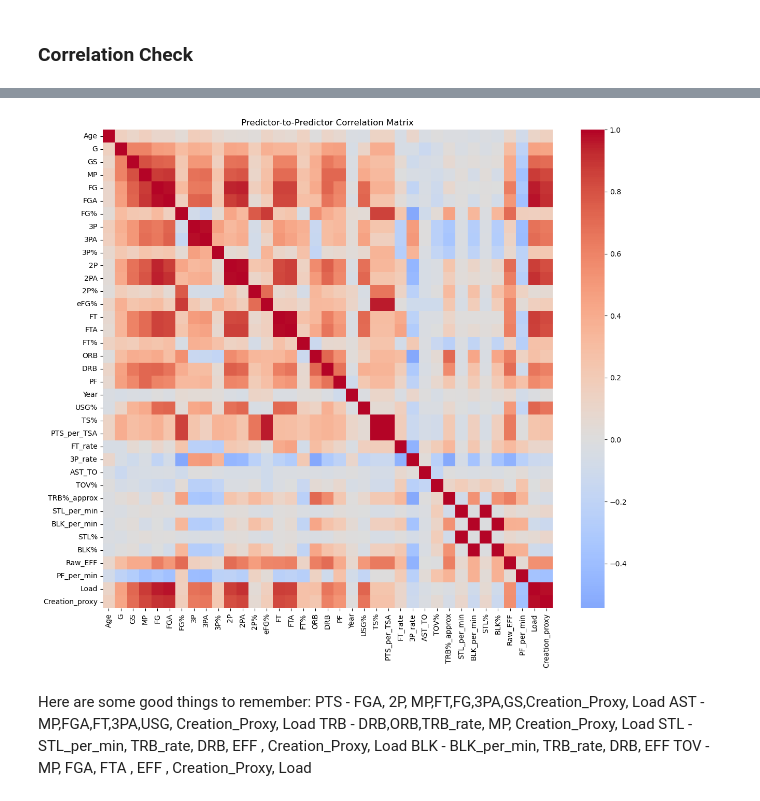
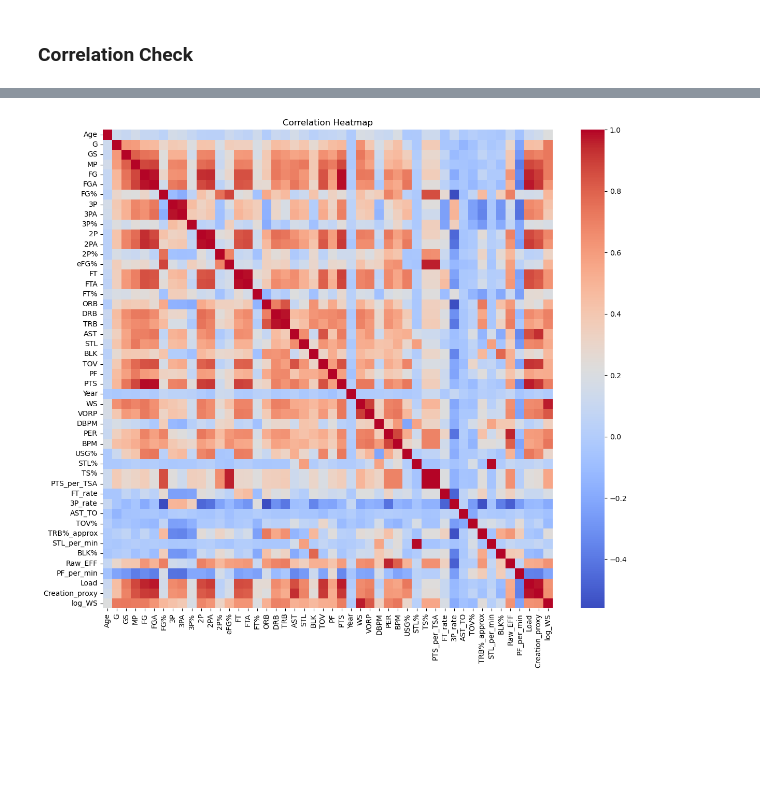
Before and after one commit to oduku1/Omar_Dukureh_Capstone_Final, a Jupyter notebook: Omar_Dukureh_Sprint_1/data.ipynb, the cells around one changed output, grey strips where cells are left out. Cells and saved outputs as stored; diff of their text form; code cells hidden in the pictures; blank space fills up the shorter version.

```diff
--- a/Omar_Dukureh_Sprint_1/data.ipynb
+++ b/Omar_Dukureh_Sprint_1/data.ipynb
@@ -103,8 +152,11 @@ Nba23 = Nba2023_cleaned.set_index("Player")
 # %%
 Nba2024_sorted = Nba2024.sort_values(by=["Player", "G"], ascending=[True, False])
-
 # Drop duplicates by Player, keeping the row with the most games
 Nba2024_cleaned = Nba2024_sorted.drop_duplicates(subset="Player", keep="first")
+Nba24 = Nba2024_cleaned.set_index("Player")
 
-Nba24 = Nba2024_cleaned.set_index("Player")
+
+Nba2024ADV_sorted = Nba2024ADV.sort_values(by=["Player", "G"], ascending=[True, False])
+Nba2024ADV_cleaned = Nba2024ADV_sorted.drop_duplicates(subset="Player", keep="first")
+Nba24ADV = Nba2024ADV_cleaned.set_index("Player")
 # %% [markdown]
@@ -137,8 +208,6 @@ Nba_combined['Year'] = pd.to_numeric(Nba_combined['Year'])
 tsa = Nba_combined['FGA'] + 0.44 * Nba_combined['FTA']
 
 # --- Offensive Metrics ---
-Nba_combined['USG%'] = 100 * (Nba_combined['FGA'] + 0.44 * Nba_combined['FTA'] + Nba_combined['TOV']) / (Nba_combined['MP'] + 1e-5)
-Nba_combined['TS%'] = Nba_combined['PTS'] / (2 * (tsa + 1e-5))
 Nba_combined['PTS_per_TSA'] = Nba_combined['PTS'] / (tsa + 1e-5)
 Nba_combined['FT_rate'] = Nba_combined['FTA'] / (Nba_combined['FGA'] + 1e-5)
 Nba_combined['3P_rate'] = Nba_combined['3PA'] / (Nba_combined['FGA'] + 1e-5)
@@ -150,8 +219,6 @@ Nba_combined['TOV%'] = 100 * Nba_combined['TOV'] / (tsa + Nba_combined['TOV'] +
 # --- Rebounding & Defense ---
 Nba_combined['TRB%_approx'] = 100 * Nba_combined['TRB'] / (Nba_combined['MP'] + 1e-5)
 Nba_combined['STL_per_min'] = Nba_combined['STL'] / (Nba_combined['MP'] + 1e-5)
-Nba_combined['BLK_per_min'] = Nba_combined['BLK'] / (Nba_combined['MP'] + 1e-5)
-Nba_combined['STL%'] = 100 * Nba_combined['STL'] / (Nba_combined['MP'] + 1e-5)
 Nba_combined['BLK%'] = 100 * Nba_combined['BLK'] / (Nba_combined['MP'] + 1e-5)
 
 # --- Efficiency ---
@@ -280,3 +265,0 @@ Seems like the targets are right skewed, lets try to log transform them.
-# %%
-for col in targets:
-    Nba_combined[f'{col}_log'] = np.log1p(Nba_combined[col])
@@ -322,0 +305,15 @@ TOV_log  0.838992  0.842093  0.650421  0.680936  0.380388  1.000000
+# %%
+min_ws = Nba_combined['WS'].min()
+shift = 1 - min_ws if min_ws <= 0 else 0
+Nba_combined['log_WS'] = np.log(Nba_combined['WS'] + shift)
+
+
+wsplot2 = Nba_combined
+plt.figure(figsize=(6, 6))
+stats.probplot(Nba_combined['log_WS'].dropna(), dist="norm", plot=plt)
+plt.title('Q-Q Plot of log(WS)')
+plt.xlabel('Theoretical Quantiles')
+plt.ylabel('Sample Quantiles')
+plt.grid(True)
+plt.tight_layout()
+plt.show()
@@ -362,16 +326,9 @@ plt.show()
 # %%
-predictor_corr = Nba_combined[predictors].corr()
+correlation_matrix = Nba_combined.corr(numeric_only=True)
+# Create a heatmap
 plt.figure(figsize=(14, 12))
-sns.heatmap(predictor_corr, cmap='coolwarm', center=0)
-plt.title("Predictor-to-Predictor Correlation Matrix")
+sns.heatmap(correlation_matrix, annot=False, cmap='coolwarm', fmt=".2f")
+plt.title('Correlation Heatmap')
 plt.show()
 # %% [output]
-[figure, old version]
+[figure, new version]
-# %% [markdown]
-Here are some good things to remember:
-PTS - FGA, 2P, MP,FT,FG,3PA,GS,Creation_Proxy, Load
-AST - MP,FGA,FT,3PA,USG, Creation_Proxy, Load
-TRB - DRB,ORB,TRB_rate, MP, Creation_Proxy, Load
-STL - STL_per_min, TRB_rate, DRB, EFF , Creation_Proxy, Load
-BLK - BLK_per_min, TRB_rate, DRB, EFF
-TOV - MP, FGA, FTA , EFF , Creation_Proxy, Load
```
Also changed, not shown: parts of 47 cells of this notebook, 3 other files.
